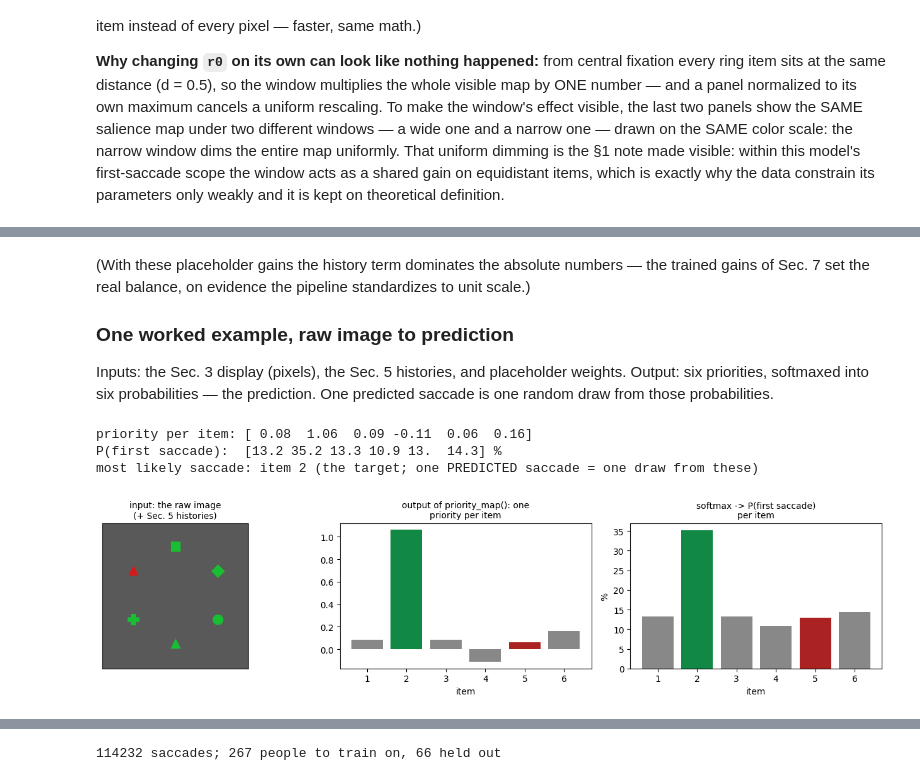
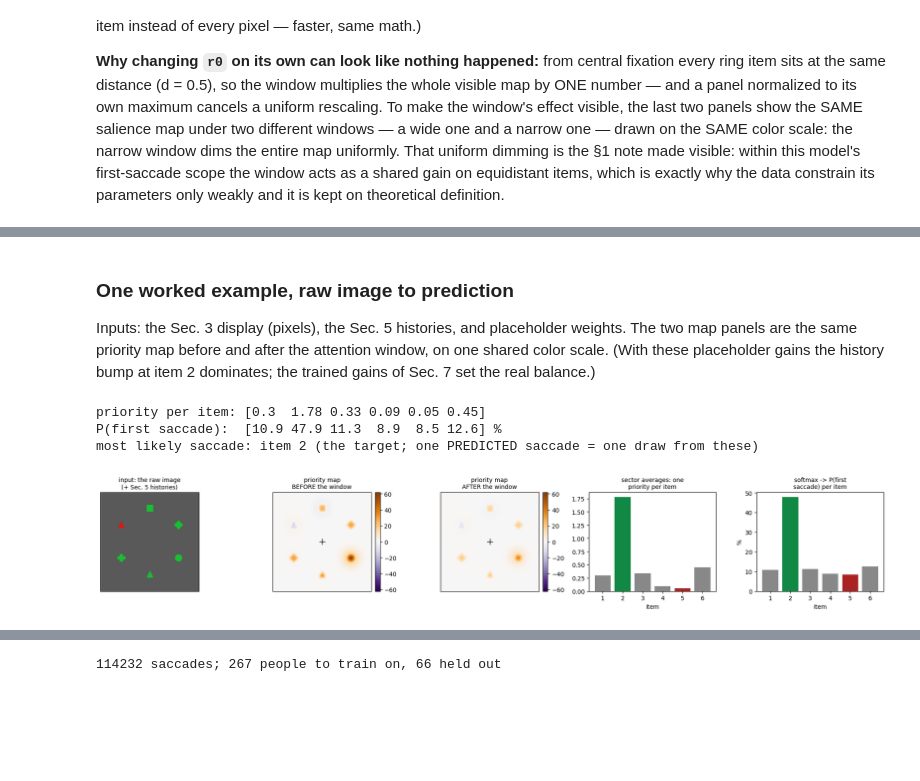
Before and after one commit to HanZhang-psych/Ego-Spatial-Sense, a Jupyter notebook: Visual-Search/tutorial_visual_search.ipynb, the cells around one changed output, grey strips where cells are left out. Saved outputs shown, nothing was run; the diff lists cells and outputs as text; code cells hidden in the pictures; blank space fills up the shorter version.

```diff
--- a/Visual-Search/tutorial_visual_search.ipynb
+++ b/Visual-Search/tutorial_visual_search.ipynb
@@ -178,7 +178,10 @@ scaled to its own maximum — so turning a knob changes only its own
 panel, and magnitudes are compared by reading the color bars, not
 the color intensity.
 # %%
-gT_demo, gD_demo, gF_demo = 1.5, 0.8, 1.2      # placeholder gains
+# placeholder gains - arbitrary units; magnitudes picked so the demo
+# maps and Sec. 6 probabilities are visibly structured (training
+# replaces them with fitted values on standardized evidence)
+gT_demo, gD_demo, gF_demo = 18.0, 10.0, 14.0
 
 TARG, SING = 1, 4
 items = [dict(x=pos[j][0], y=pos[j][1],
@@ -469,7 +472,8 @@ def paint_slots(vals, sig=0.09):
 # (one target per trial), h_D to ~the singleton-present rate
 hT_demo = np.array([0.05, 0.70, 0.05, 0.05, 0.05, 0.10])  # target often at slot 2
 hD_demo = np.array([0.02, 0.02, 0.02, 0.60, 0.02, 0.02])  # distractor often at slot 4
-betaT_demo, betaD_demo = 2.5, -0.6                    # placeholder gains
+betaT_demo, betaD_demo = 30.0, -7.0     # placeholder gains (same units
+                                        # as the Sec. 3 demo gains)
 
 # ---- THE PRIOR, location by location (the model's actual quantity) ----
 history_prior = np.zeros(6)
@@ -580,49 +588,52 @@ the model. softmax(priority_map(img, ...)) is the prediction.
-# %% [markdown]
-(With these placeholder gains the history term dominates the
-absolute numbers — the trained gains of Sec. 7 set the real
-balance, on evidence the pipeline standardizes to unit scale.)
-
-### One worked example, raw image to prediction
-
-Inputs: the Sec. 3 display (pixels), the Sec. 5 histories, and
-placeholder weights. Output: six priorities, softmaxed into six
-probabilities — the prediction. One predicted saccade is one random
-draw from those probabilities.
+# %% [markdown]
+### One worked example, raw image to prediction
+
+Inputs: the Sec. 3 display (pixels), the Sec. 5 histories, and
+placeholder weights. The two map panels are the same priority map
+before and after the attention window, on one shared color scale.
+(With these placeholder gains the history bump at item 2 dominates;
+the trained gains of Sec. 7 set the real balance.)
 # %%
 w_demo = dict(g_T=gT_demo, g_D=gD_demo, g_F=gF_demo,
               k=k_demo, r0=r0_demo,
               beta_T=betaT_demo, beta_D=betaD_demo)
-h_T_ex = torch.tensor(hT_demo).float()[None]      # Sec. 5 histories
-h_D_ex = torch.tensor(hD_demo).float()[None]
 
-F_ex = priority_map(img, h_T_ex, h_D_ex, w_demo)  # RAW IMAGE in -> [1, 6] out
-p_ex = torch.softmax(F_ex, 1)                     # probabilities
+before = combined_map(img, hT_demo, hD_demo, w_demo)
+after = priority_map(img, hT_demo, hD_demo, w_demo)
+p_ex, F_ex = predict_saccade(img, hT_demo, hD_demo, w_demo)
 
 print("priority per item:", F_ex[0].numpy().round(2))
 print("P(first saccade): ", (p_ex[0].numpy() * 100).round(1), "%")
 print("most likely saccade: item", int(F_ex[0].argmax()) + 1,
       "(the target; one PREDICTED saccade = one draw from these)")
 
-fig, axes = plt.subplots(1, 3, figsize=(13.5, 3.4))
+fig, axes = plt.subplots(1, 5, figsize=(19, 3.4))
 axes[0].imshow(img, origin="lower")
 axes[0].set_title("input: the raw image\n(+ Sec. 5 histories)", fontsize=10)
-axes[0].set_xticks([]); axes[0].set_yticks([])
+v = np.abs(before).max()                    # ONE scale for before/after
+for ax, m, ttl in [(axes[1], before, "priority map\nBEFORE the window"),
+                   (axes[2], after, "priority map\nAFTER the window")]:
+    im = ax.imshow(m, origin="lower", cmap="PuOr_r", vmin=-v, vmax=v)
+    ax.plot(IMG/2, IMG/2, "k+", ms=10)
+    ax.set_title(ttl, fontsize=10)
+    fig.colorbar(im, ax=ax, fraction=0.046, pad=0.03)
+for ax in axes[:3]:
+    ax.set_xticks([]); ax.set_yticks([])
 cols = ["#888888"] * 6
 cols[TARG], cols[SING] = "#118844", "#aa2222"
-axes[1].bar(range(1, 7), F_ex[0].numpy(), color=cols)
-axes[1].set_title("output of priority_map(): one\npriority per item",
-                  fontsize=10)
-axes[1].set_xlabel("item")
-axes[2].bar(range(1, 7), p_ex[0].numpy() * 100, color=cols)
-axes[2].set_title("softmax -> P(first saccade)\nper item", fontsize=10)
-axes[2].set_xlabel("item"); axes[2].set_ylabel("%")
+axes[3].bar(range(1, 7), F_ex[0].numpy(), color=cols)
+axes[3].set_title("sector averages: one\npriority per item", fontsize=10)
+axes[3].set_xlabel("item")
+axes[4].bar(range(1, 7), p_ex[0].numpy() * 100, color=cols)
+axes[4].set_title("softmax -> P(first\nsaccade) per item", fontsize=10)
+axes[4].set_xlabel("item"); axes[4].set_ylabel("%")
 plt.tight_layout()
 plt.show()
 # %% [output]
-priority per item: [ 0.08  1.06  0.09 -0.11  0.06  0.16]
-P(first saccade):  [13.2 35.2 13.3 10.9 13.  14.3] %
+priority per item: [0.3  1.78 0.33 0.09 0.05 0.45]
+P(first saccade):  [10.9 47.9 11.3  8.9  8.5 12.6] %
 most likely saccade: item 2 (the target; one PREDICTED saccade = one draw from these)
-[figure, old version]
+[figure, new version]
 # %% [markdown]
 ## 7. Train on the actual data
 
```
Also changed, not shown: parts of 11 cells of this notebook.
